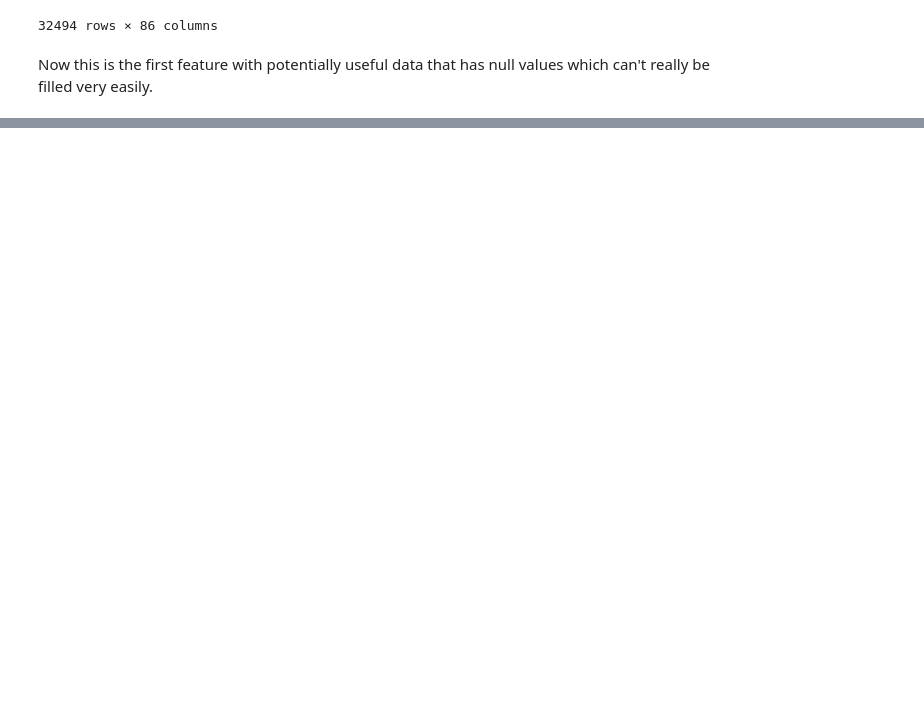
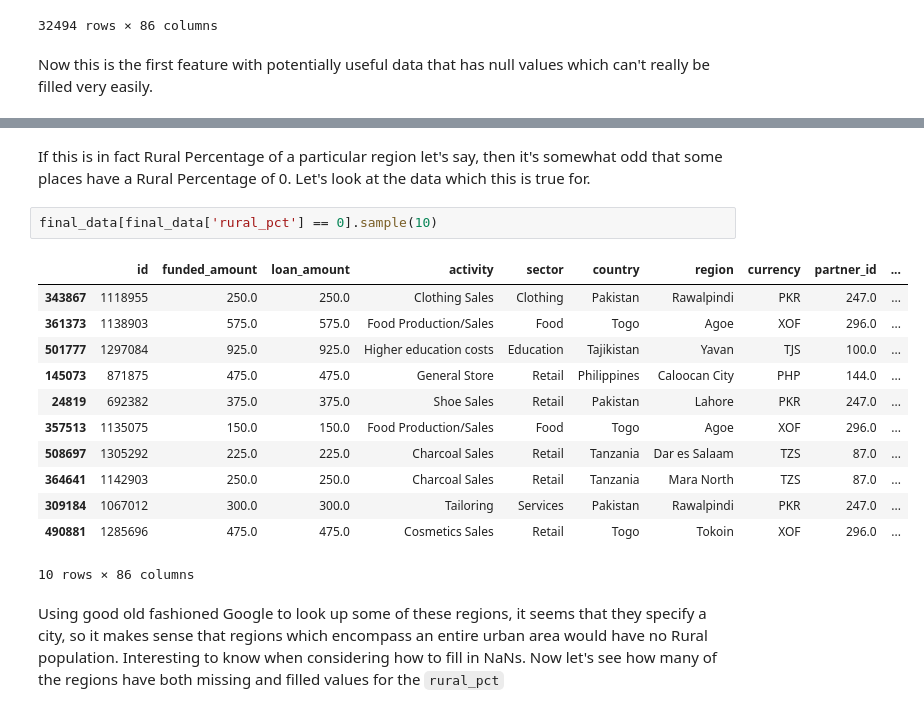
Before and after one commit to JCRaymond/ITCS_4156_FInal, a Jupyter notebook: Data Prep.ipynb, the cells around one changed output, grey strips where cells are left out. Drawn from its saved outputs; the diff is of its cells as text; blank space fills up the shorter version.

```diff
--- a/Data Prep.ipynb
+++ b/Data Prep.ipynb
@@ -1511,0 +1542,19 @@ Now this is the first feature with potentially useful data that has null values
+# %% [markdown]
+If this is in fact Rural Percentage of a particular region let's say, then it's somewhat odd that some places have a Rural Percentage of 0. Let's look at the data which this is true for.
+# %%
+final_data[final_data['rural_pct'] == 0].sample(10)
+# %% [output]
+|  | id | funded_amount | loan_amount | activity | sector | country | region | currency | partner_id | ... |
+| 343867 | 1118955 | 250.0 | 250.0 | Clothing Sales | Clothing | Pakistan | Rawalpindi | PKR | 247.0 | ... |
+| 361373 | 1138903 | 575.0 | 575.0 | Food Production/Sales | Food | Togo | Agoe | XOF | 296.0 | ... |
+| 501777 | 1297084 | 925.0 | 925.0 | Higher education costs | Education | Tajikistan | Yavan | TJS | 100.0 | ... |
+| 145073 | 871875 | 475.0 | 475.0 | General Store | Retail | Philippines | Caloocan City | PHP | 144.0 | ... |
+| 24819 | 692382 | 375.0 | 375.0 | Shoe Sales | Retail | Pakistan | Lahore | PKR | 247.0 | ... |
+| 357513 | 1135075 | 150.0 | 150.0 | Food Production/Sales | Food | Togo | Agoe | XOF | 296.0 | ... |
+| 508697 | 1305292 | 225.0 | 225.0 | Charcoal Sales | Retail | Tanzania | Dar es Salaam | TZS | 87.0 | ... |
+| 364641 | 1142903 | 250.0 | 250.0 | Charcoal Sales | Retail | Tanzania | Mara North | TZS | 87.0 | ... |
+| 309184 | 1067012 | 300.0 | 300.0 | Tailoring | Services | Pakistan | Rawalpindi | PKR | 247.0 | ... |
+| 490881 | 1285696 | 475.0 | 475.0 | Cosmetics Sales | Retail | Togo | Tokoin | XOF | 296.0 | ... |
+10 rows × 86 columns
+# %% [markdown]
+Using good old fashioned Google to look up some of these regions, it seems that they specify a city, so it makes sense that regions which encompass an entire urban area would have no Rural population. Interesting to know when considering how to fill in NaNs. Now let's see how many of the regions have both missing and filled values for the `rural_pct`
```
Also changed, not shown: parts of 43 cells of this notebook.
